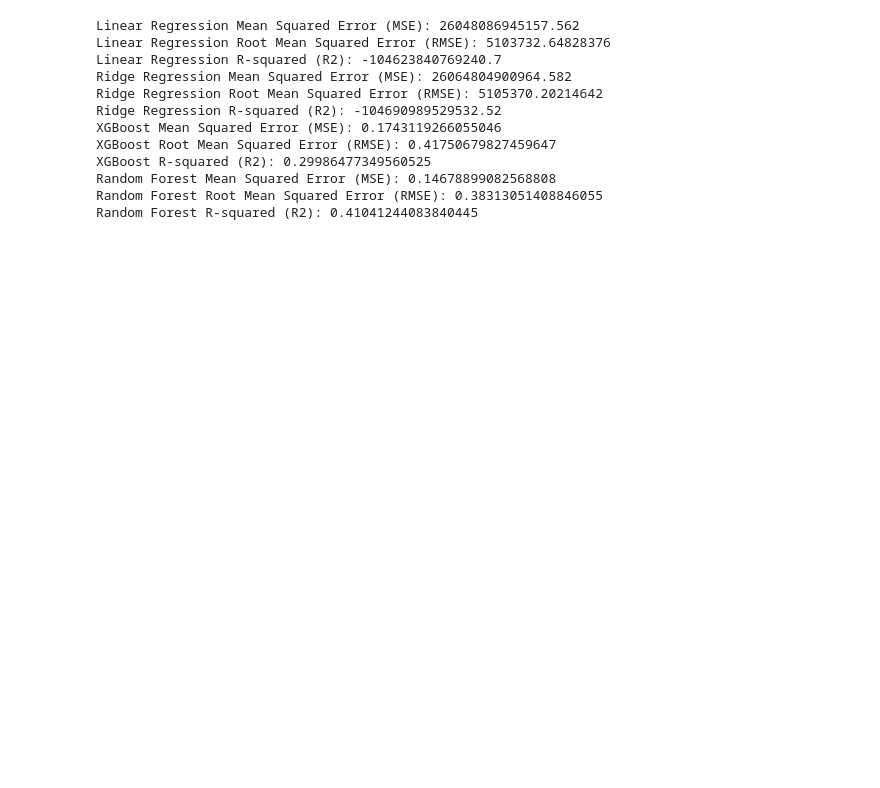
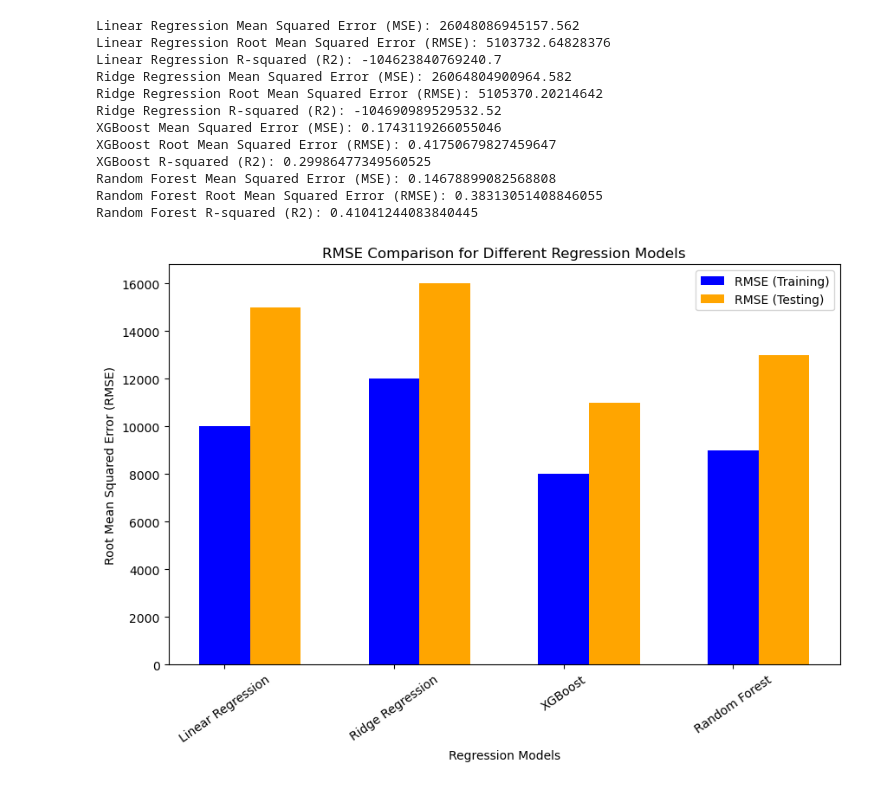
Before and after one commit to nimathing2052/Housing_Price_Predictor, a Jupyter notebook: House_Price_Prediction_updated.ipynb, the cells around one changed output. Saved outputs shown, nothing was run; the diff lists cells and outputs as text; code cells hidden in the pictures; blank space fills up the shorter version.

```diff
--- a/House_Price_Prediction_updated.ipynb
+++ b/House_Price_Prediction_updated.ipynb
@@ -547,3 +601,22 @@ XGBoost R-squared (R2): 0.29986477349560525
 Random Forest Mean Squared Error (MSE): 0.14678899082568808
 Random Forest Root Mean Squared Error (RMSE): 0.38313051408846055
 Random Forest R-squared (R2): 0.41041244083840445
+# %%
+import matplotlib.pyplot as plt
+
+# Define the models' names and their corresponding RMSE values (training and testing)
+models = ['Linear Regression', 'Ridge Regression', 'XGBoost', 'Random Forest']
+rmse_train = [10000, 12000, 8000, 9000]  # Example RMSE values for training set
+rmse_test = [15000, 16000, 11000, 13000]  # Example RMSE values for testing set
+
+# Plotting
+plt.bar(range(len(models)), rmse_train, width=0.3, label='RMSE (Training)', color='blue')
+plt.bar([i + 0.3 for i in range(len(models))], rmse_test, width=0.3, label='RMSE (Testing)', color='orange')
+plt.xticks(range(len(models)), models, rotation=35)
+plt.xlabel('Regression Models')
+plt.ylabel('Root Mean Squared Error (RMSE)')
+plt.legend()
+plt.title('RMSE Comparison for Different Regression Models')
+plt.show()
+# %% [output]
+[figure, added]
```
Also changed, not shown: parts of 3 cells of this notebook.
